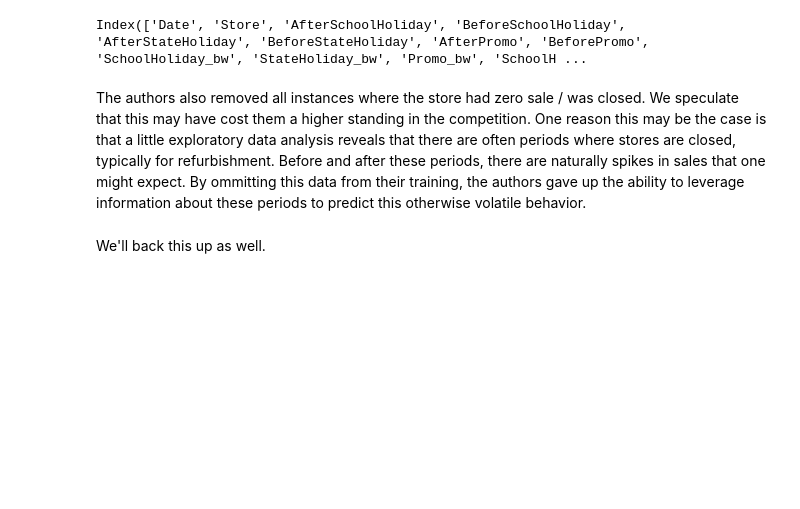
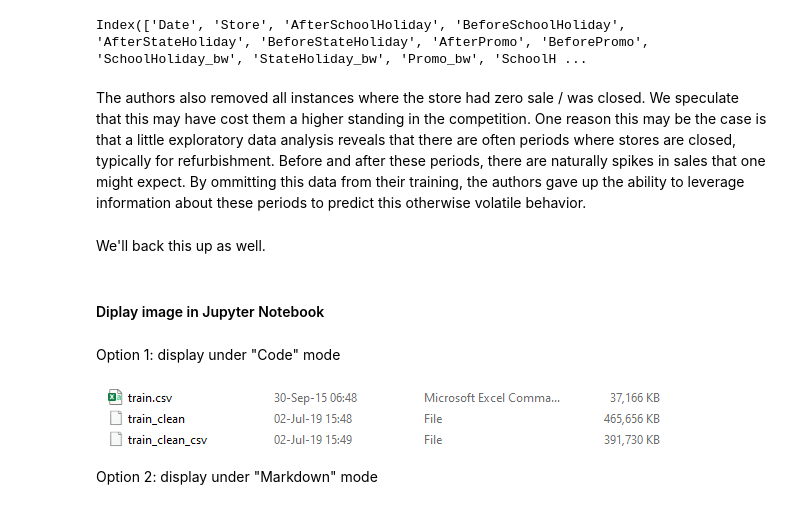
Before and after one commit to pmlg/ResBaz19_Perth, a Jupyter notebook: notebooks/rossmann_data_clean.ipynb, the cells around one changed output. Drawn from its saved outputs; the diff is of its cells as text; code cells hidden in the pictures; blank space fills up the shorter version.

```diff
--- a/notebooks/rossmann_data_clean.ipynb
+++ b/notebooks/rossmann_data_clean.ipynb
@@ -356,3 +361,14 @@ joined_test.to_pickle(PATH/'test_clean')
 # %%
 joined.to_csv(PATH/'train_clean_csv')
 joined_test.to_csv(PATH/'test_clean_csv')
+# %% [markdown]
+#### Diplay image in Jupyter Notebook
+# %% [markdown]
+Option 1: display under "Code" mode
+# %%
+from IPython.display import Image
+Image(filename='file_size_comparison.png')  # save file in the working directory
+# %% [output]
+[figure, added]
+# %% [markdown]
+Option 2: display under "Markdown" mode
```
Also changed, not shown: parts of 3 cells of this notebook, 3 other files.
